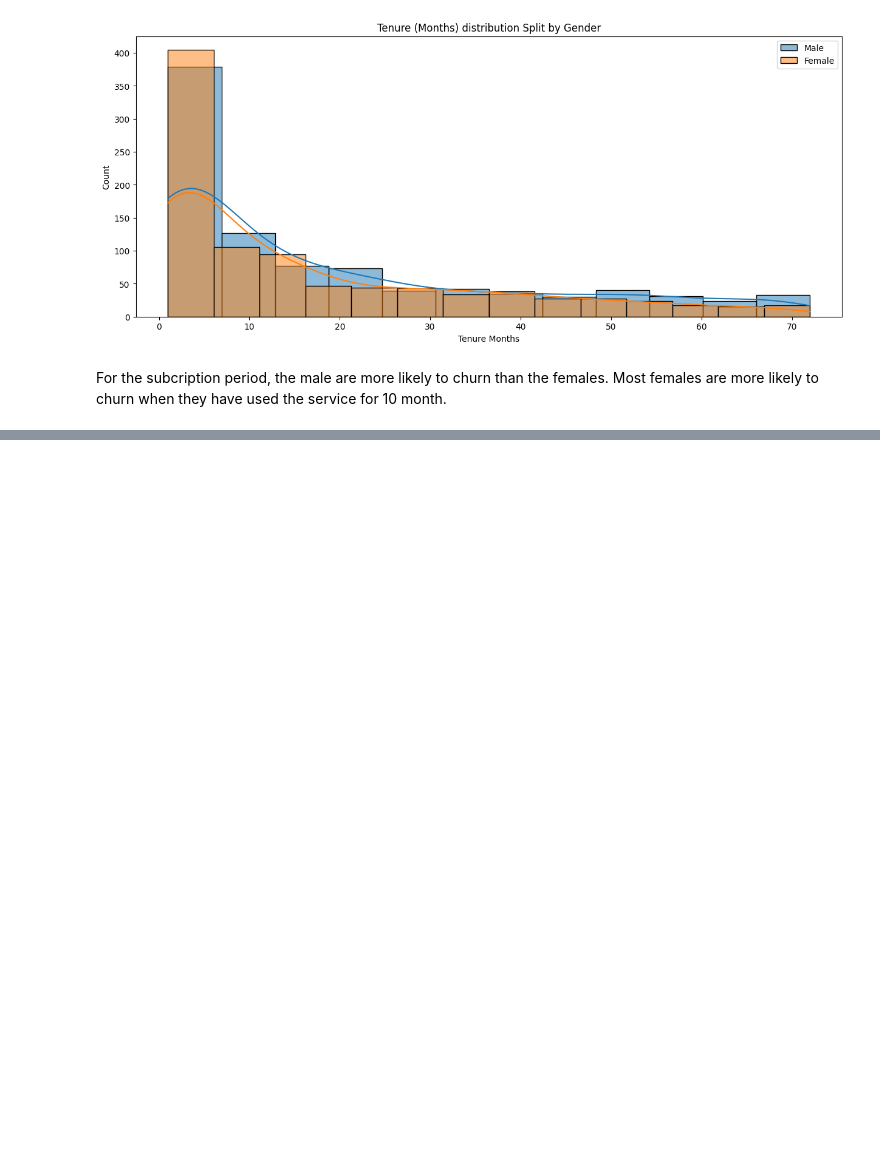
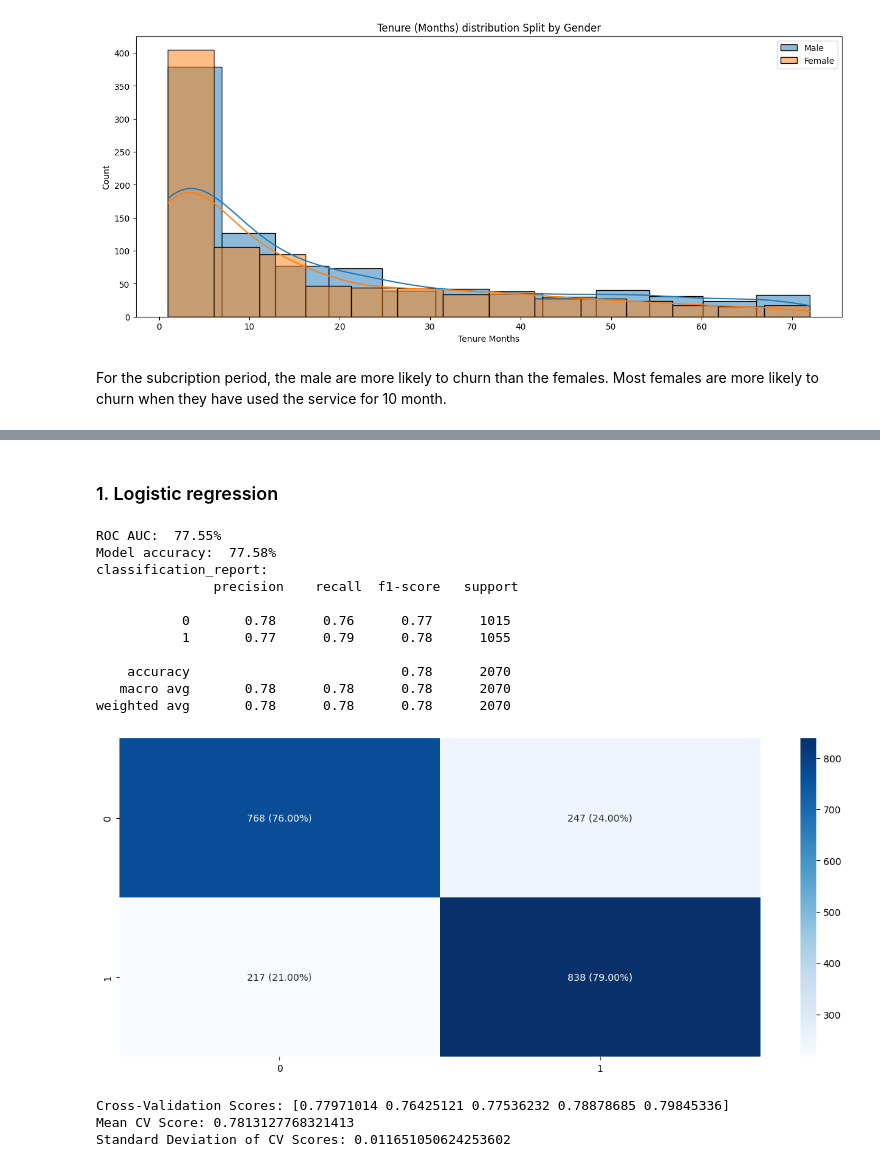
Before and after one commit to FaisalAhmedBijoy/Predicting-Telco-Customer-Churn, a Jupyter notebook: test_telco_churn_prediction_ml.ipynb, the cells around one changed output, grey strips where cells are left out. Saved outputs shown, nothing was run; the diff lists cells and outputs as text; code cells hidden in the pictures; blank space fills up the shorter version.

```diff
--- a/test_telco_churn_prediction_ml.ipynb
+++ b/test_telco_churn_prediction_ml.ipynb
@@ -619,0 +718,5 @@ For the subcription period, the male are more likely to churn than the females.
+# %%
+over_sample_smote = SMOTE(sampling_strategy = 1)
+
+x = data.drop("Churn Label", axis = 1).values
+y = data['Churn Label'].values
@@ -619,0 +729,2 @@ For the subcription period, the male are more likely to churn than the females.
+# %%
+x,y=over_sample_smote.fit_resample(x,y)
@@ -619,0 +746,6 @@ For the subcription period, the male are more likely to churn than the females.
+# %%
+x_train, x_test, y_train, y_test = train_test_split(x, y, random_state =42, test_size = 0.2)
+print('x_train shape: ',x_train.shape)
+print('y_train shape:',y_train.shape)
+print('x_test shape: ',x_test.shape)
+print('y_test shape:',y_test.shape)
@@ -619,0 +763,17 @@ For the subcription period, the male are more likely to churn than the females.
+# %%
+def model_training_and_evaluation(model, x_train, y_train, x_test, y_test):
+    model.fit(x_train, y_train)
+
+    predictions = model.predict(x_test)
+    c_matrix = confusion_matrix(y_test, predictions)
+
+    percentages = (c_matrix / np.sum(c_matrix, axis=1)[:, np.newaxis]).round(2) * 100
+    labels = [[f"{c_matrix[i, j]} ({percentages[i, j]:.2f}%)" for j in range(c_matrix.shape[1])] for i in range(c_matrix.shape[0])]
+    labels = np.asarray(labels)
+
+
+    print("ROC AUC: ", '{:.2%}'.format(roc_auc_score(y_test, predictions)))
+    print("Model accuracy: ", '{:.2%}'.format(accuracy_score(y_test, predictions)))
+    print('classification_report:\n',classification_report(y_test, predictions))
+
+    sns.heatmap(c_matrix, annot=labels, fmt='', cmap='Blues')
@@ -619,0 +792,2 @@ For the subcription period, the male are more likely to churn than the females.
+# %% [markdown]
+### 1. Logistic regression
@@ -619,0 +800,23 @@ For the subcription period, the male are more likely to churn than the females.
+# %%
+
+logistic_regression = make_pipeline(StandardScaler(), LogisticRegression(solver='liblinear',max_iter=1000))
+model_training_and_evaluation(logistic_regression, x_train, y_train, x_test, y_test)
+# %% [output]
+ROC AUC:  77.55%
+Model accuracy:  77.58%
+classification_report:
+               precision    recall  f1-score   support
+
+           0       0.78      0.76      0.77      1015
+           1       0.77      0.79      0.78      1055
+
+    accuracy                           0.78      2070
+   macro avg       0.78      0.78      0.78      2070
+weighted avg       0.78      0.78      0.78      2070
+[figure, added]
+# %%
+model_training_and_evaluation(DecisionTreeClassifier(), x_train, y_train, x_test, y_test)
+# %% [output]
+Cross-Validation Scores: [0.77971014 0.76425121 0.77536232 0.78878685 0.79845336]
+Mean CV Score: 0.7813127768321413
+Standard Deviation of CV Scores: 0.011651050624253602
```
Also changed, not shown: parts of 50 cells of this notebook, 4 other files.
